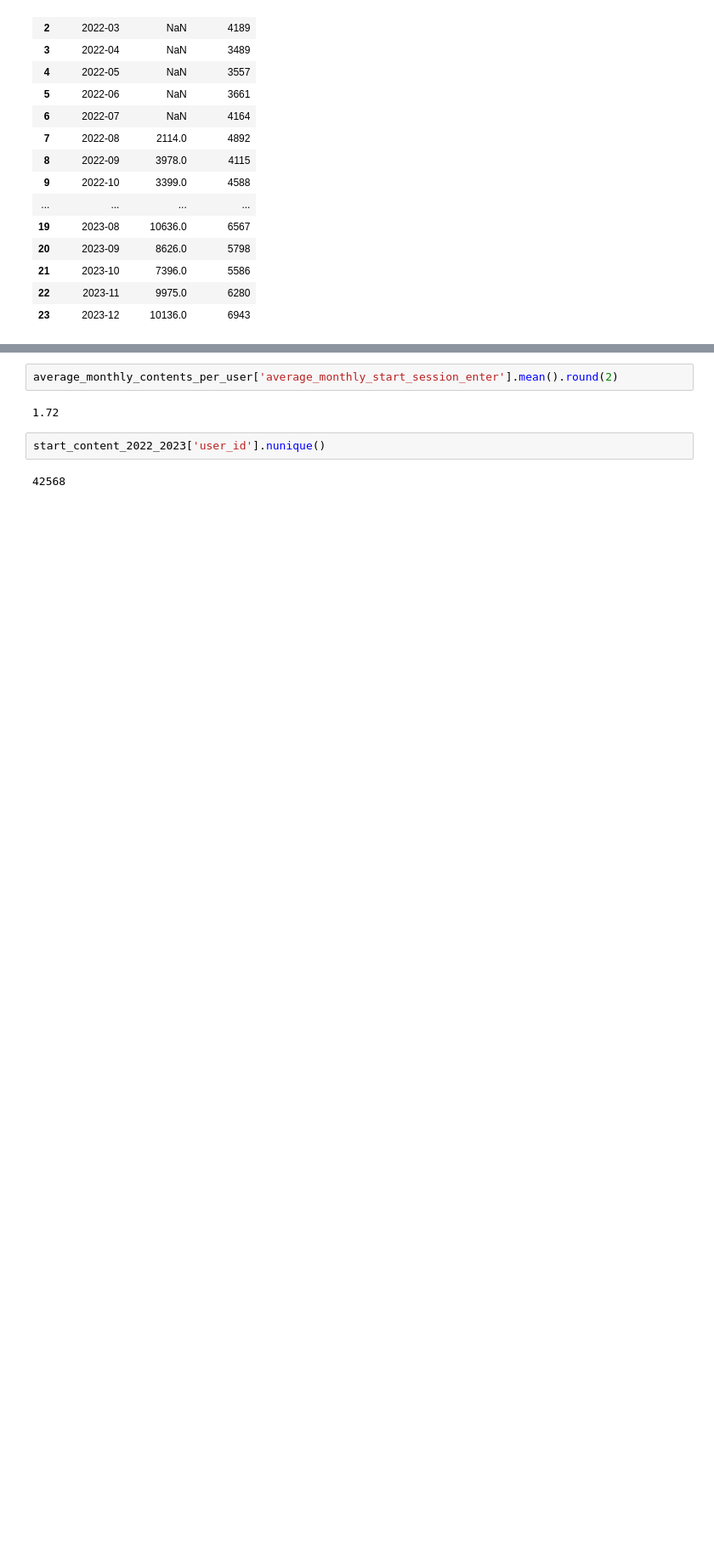
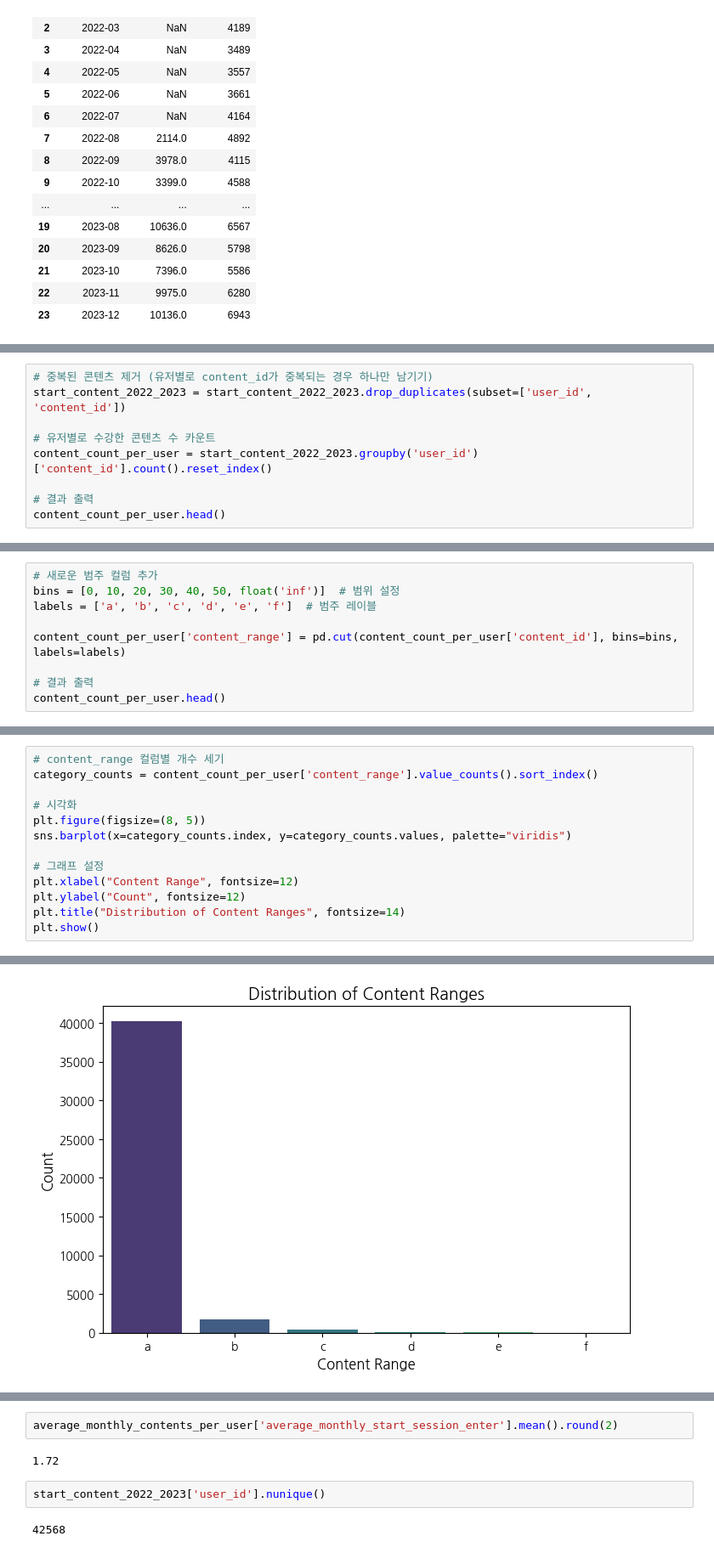
Before and after one commit to saeraniren/intermediate_project, a Jupyter notebook: yoochang_main.ipynb, the cells around one changed output, grey strips where cells are left out. Shown at 85% size. Saved outputs shown, nothing was run; the diff lists cells and outputs as text; blank space fills up the shorter version.

```diff
--- a/yoochang_main.ipynb
+++ b/yoochang_main.ipynb
@@ -1660,0 +1772,9 @@ merged_user_counts
+# %%
+# 중복된 콘텐츠 제거 (유저별로 content_id가 중복되는 경우 하나만 남기기)
+start_content_2022_2023 = start_content_2022_2023.drop_duplicates(subset=['user_id', 'content_id'])
+
+# 유저별로 수강한 콘텐츠 수 카운트
+content_count_per_user = start_content_2022_2023.groupby('user_id')['content_id'].count().reset_index()
+
+# 결과 출력
+content_count_per_user.head()
@@ -1660,0 +1833,9 @@ merged_user_counts
+# %%
+# 새로운 범주 컬럼 추가
+bins = [0, 10, 20, 30, 40, 50, float('inf')]  # 범위 설정
+labels = ['a', 'b', 'c', 'd', 'e', 'f']  # 범주 레이블
+
+content_count_per_user['content_range'] = pd.cut(content_count_per_user['content_id'], bins=bins, labels=labels)
+
+# 결과 출력
+content_count_per_user.head()
@@ -1660,0 +1889,14 @@ merged_user_counts
+# %%
+# content_range 컬럼별 개수 세기
+category_counts = content_count_per_user['content_range'].value_counts().sort_index()
+
+# 시각화
+plt.figure(figsize=(8, 5))
+sns.barplot(x=category_counts.index, y=category_counts.values, palette="viridis")
+
+# 그래프 설정
+plt.xlabel("Content Range", fontsize=12)
+plt.ylabel("Count", fontsize=12)
+plt.title("Distribution of Content Ranges", fontsize=14)
+plt.show()
+# %% [output]
@@ -1660,0 +1906 @@ merged_user_counts
+[figure, added]
```
Also changed, not shown: parts of 41 cells of this notebook.
